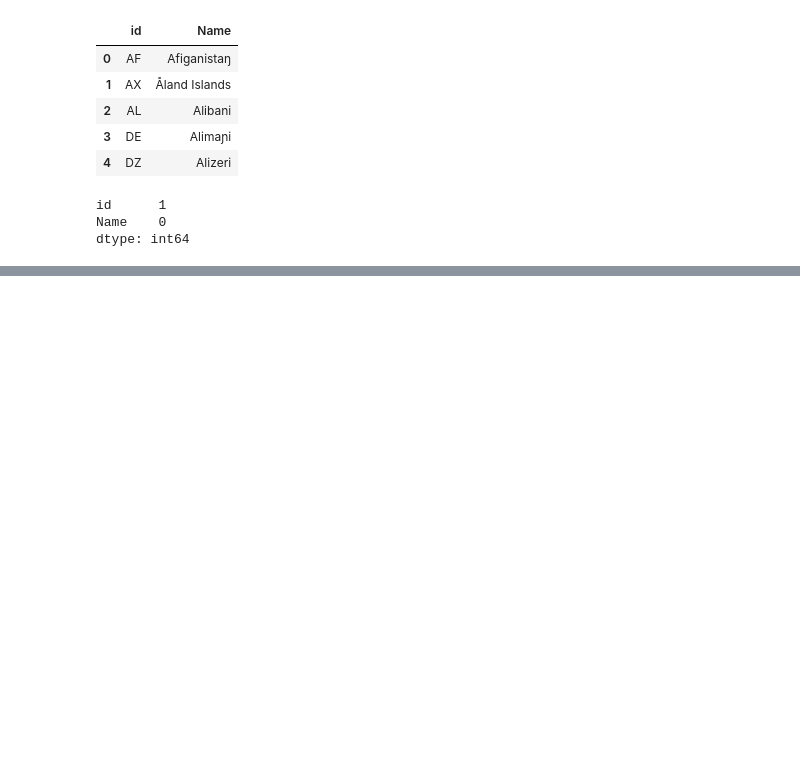
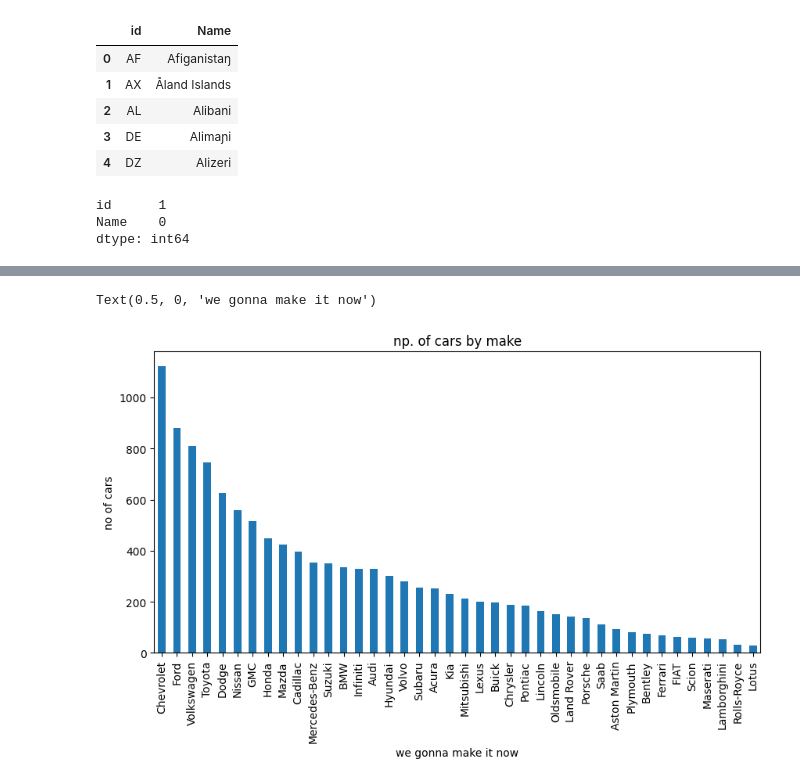
Before and after one commit to ESET0129/BASIC-TECHNICAL-TRAINING, a Jupyter notebook: Python/exploratory_data_analysis.ipynb, the cells around one changed output, grey strips where cells are left out. Saved outputs shown, nothing was run; the diff lists cells and outputs as text; code cells hidden in the pictures; blank space fills up the shorter version.

Commit message:
data analysis further

```diff
--- a/Python/exploratory_data_analysis.ipynb
+++ b/Python/exploratory_data_analysis.ipynb
@@ -280,0 +342,2 @@ dtype: int64
+# %%
+df=pd.read_csv("data.csv")
@@ -280,0 +348,8 @@ dtype: int64
+# %%
+df.Make.value_counts().nlargest(40).plot(kind='bar',figsize=(10,5))
+plt.title("np. of cars by make")
+plt.ylabel("no of cars")
+plt.xlabel("we gonna make it now")
+# %% [output]
+Text(0.5, 0, 'we gonna make it now')
+[figure, added]
```
Also changed, not shown: parts of 16 cells of this notebook, 2 other files.
